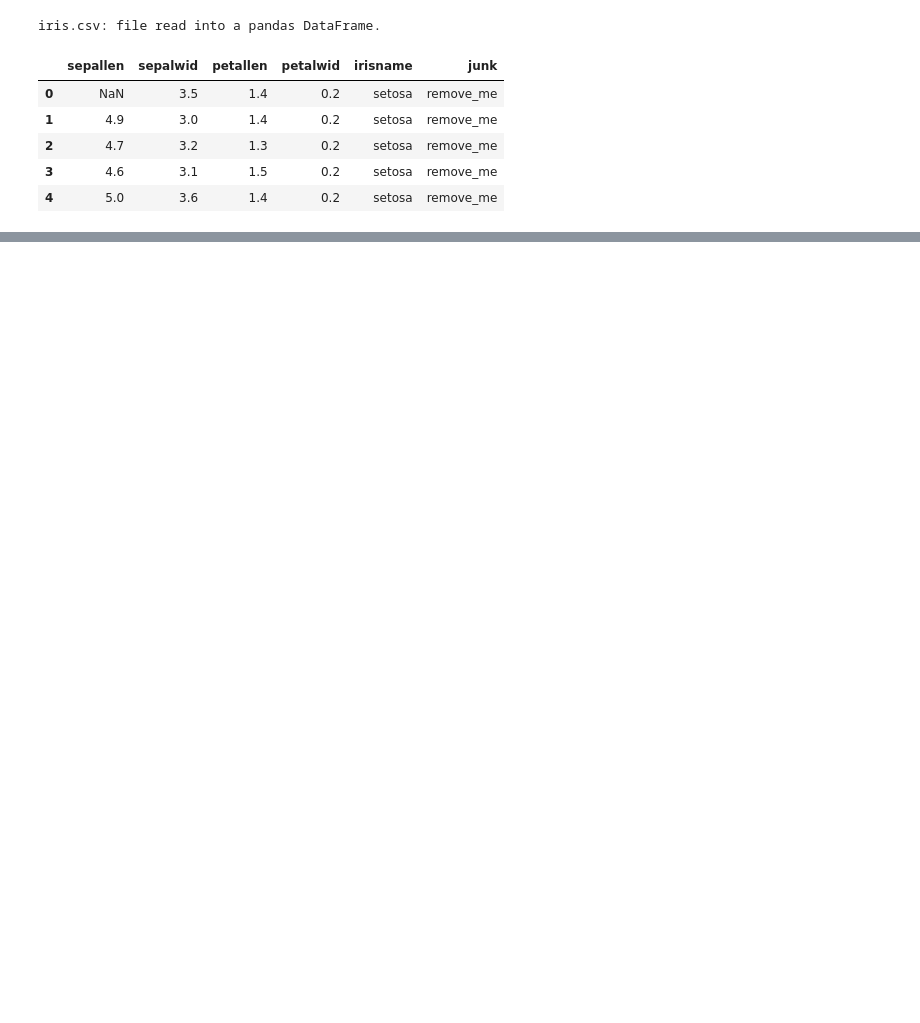
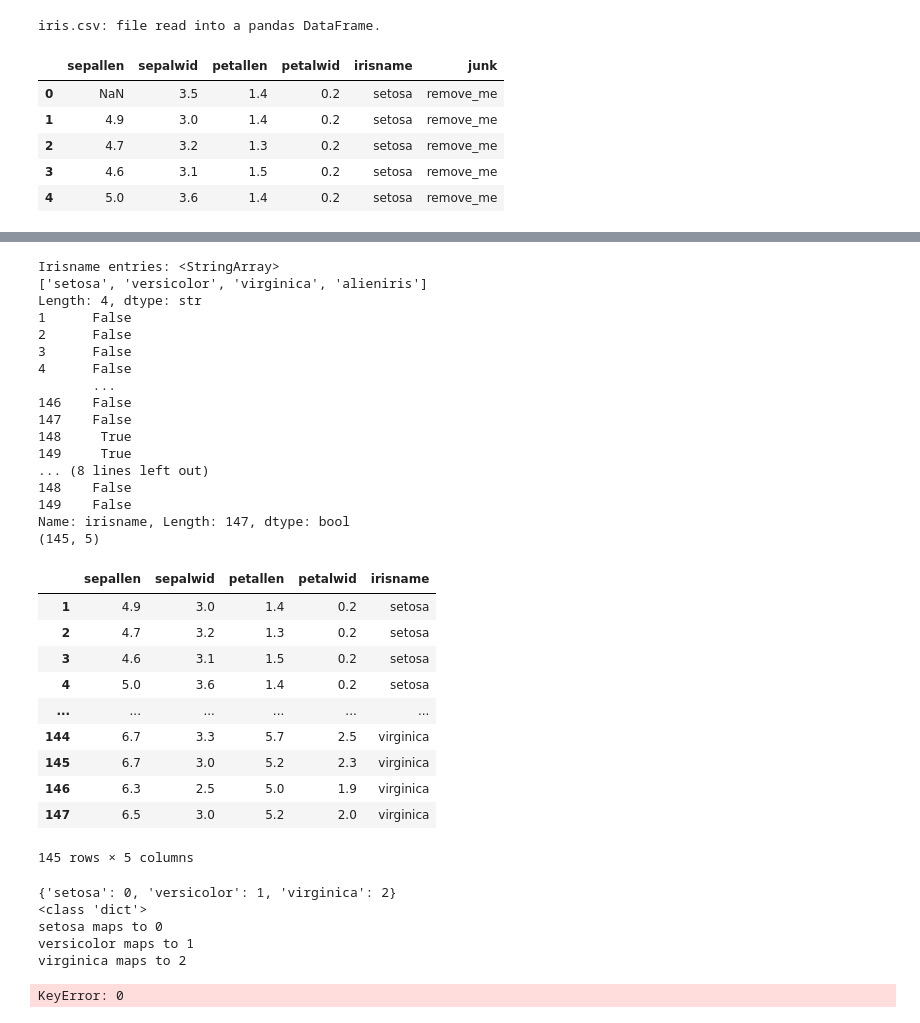
Before and after one commit to Benjamin-Adovasio/DCS-211, a Jupyter notebook: HW 5/Iris_knn_W2025_template.ipynb, the cells around one changed output, grey strips where cells are left out. Drawn from its saved outputs; the diff is of its cells as text; code cells hidden in the pictures; blank space fills up the shorter version.

```diff
--- a/HW 5/Iris_knn_W2025_template.ipynb
+++ b/HW 5/Iris_knn_W2025_template.ipynb
@@ -114,7 +114,7 @@ memory usage: 4.8 KB
 #   if you want a list of the column names use df.columns
 #col5name = df.columns[5]  # get column name at index 5
 
-df_clean = df  # drop by name is typical, but what else is possible?
+df_clean = df.drop(columns=['junk']) # drop by name is typical, but what else is possible?
 df_clean.info()                         # Is the bad last column gone?
 # %% [output]
 <class 'pandas.DataFrame'>
@@ -223,21 +244,50 @@ df_clean
 # %%
 ################################
 # BLOCK 10:  REMOVING BOGUS DATA
 ################################
 
 # or more to the point, grab that column and inspect:
 print(f"Irisname entries: {df_clean['irisname'].unique()}")
 print(df_clean['irisname'] == 'alieniris')  # what does this show?
 print(df_clean['irisname'] != 'alieniris')  # what does this show?
 
 # define a final version of the DataFrame by pulling out the
 # bad alieniris data (remember that you can pass a boolean
 # Series to select data that you want)
-df_final = pass
+df_final = df_clean[df_clean['irisname'] != 'alieniris'].copy()
 #          ^^^^  YOU NEED TO WRITE CODE HERE...
 
 print(df_final.shape)
 df_final
+# %% [output]
+Irisname entries: <StringArray>
+['setosa', 'versicolor', 'virginica', 'alieniris']
+Length: 4, dtype: str
+1      False
+2      False
+3      False
+4      False
+       ...
+146    False
+147    False
+148     True
+149     True
+... (8 lines left out)
+148    False
+149    False
+Name: irisname, Length: 147, dtype: bool
+(145, 5)
+|  | sepallen | sepalwid | petallen | petalwid | irisname |
+| 1 | 4.9 | 3.0 | 1.4 | 0.2 | setosa |
+| 2 | 4.7 | 3.2 | 1.3 | 0.2 | setosa |
+| 3 | 4.6 | 3.1 | 1.5 | 0.2 | setosa |
+| 4 | 5.0 | 3.6 | 1.4 | 0.2 | setosa |
+| ... | ... | ... | ... | ... | ... |
+| 144 | 6.7 | 3.3 | 5.7 | 2.5 | virginica |
+| 145 | 6.7 | 3.0 | 5.2 | 2.3 | virginica |
+| 146 | 6.3 | 2.5 | 5.0 | 1.9 | virginica |
+| 147 | 6.5 | 3.0 | 5.2 | 2.0 | virginica |
+145 rows × 5 columns
 # %%
 ##########################################
 # BLOCK 11:  CONVERT SPECIES NAME TO INDEX
@@ -260,6 +310,12 @@ def convertSpecies(species_name: str) -> int:
 # Let's try it out...
 for name in species_names:
     print(f"{name} maps to {convertSpecies(name)}")
+# %% [output]
+{'setosa': 0, 'versicolor': 1, 'virginica': 2}
+<class 'dict'>
+setosa maps to 0
+versicolor maps to 1
+virginica maps to 2
 # %%
 ##########################################
 # BLOCK 12:  USING DF'S .apply
@@ -272,10 +328,13 @@ for name in species_names:
 # see https://pandas.pydata.org/pandas-docs/stable/user_guide/indexing.html#returning-a-view-versus-a-copy
 #
 # >>> ADD CODE HERE TO KEEP THE WARNING FROM HAPPENING <<<
+
 df_final['irisname'] = df_final['irisname'].apply(convertSpecies)
-
+df_final.loc[:, 'irisname'] = df_final['irisname'].apply(convertSpecies)
 # Don't run this twice!   Why?!  What's "KeyError: 0"?
 #   (of course, you can always go back and re-establish definitions of df_final)
+# %% [output]
+KeyError: 0
 # %%
 ##########################################
 # BLOCK 13:  CONFIRMING FINAL DATAFRAME
```
Also changed, not shown: parts of 27 cells of this notebook.
